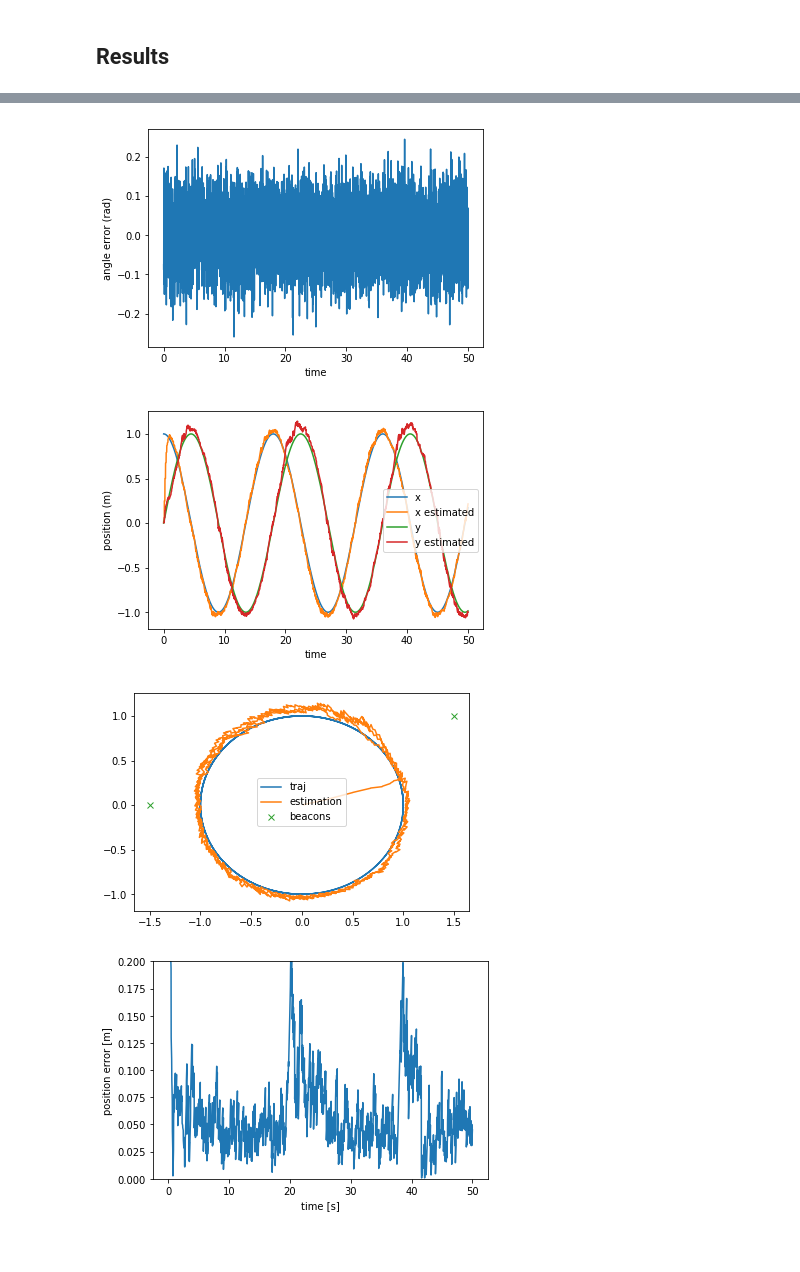
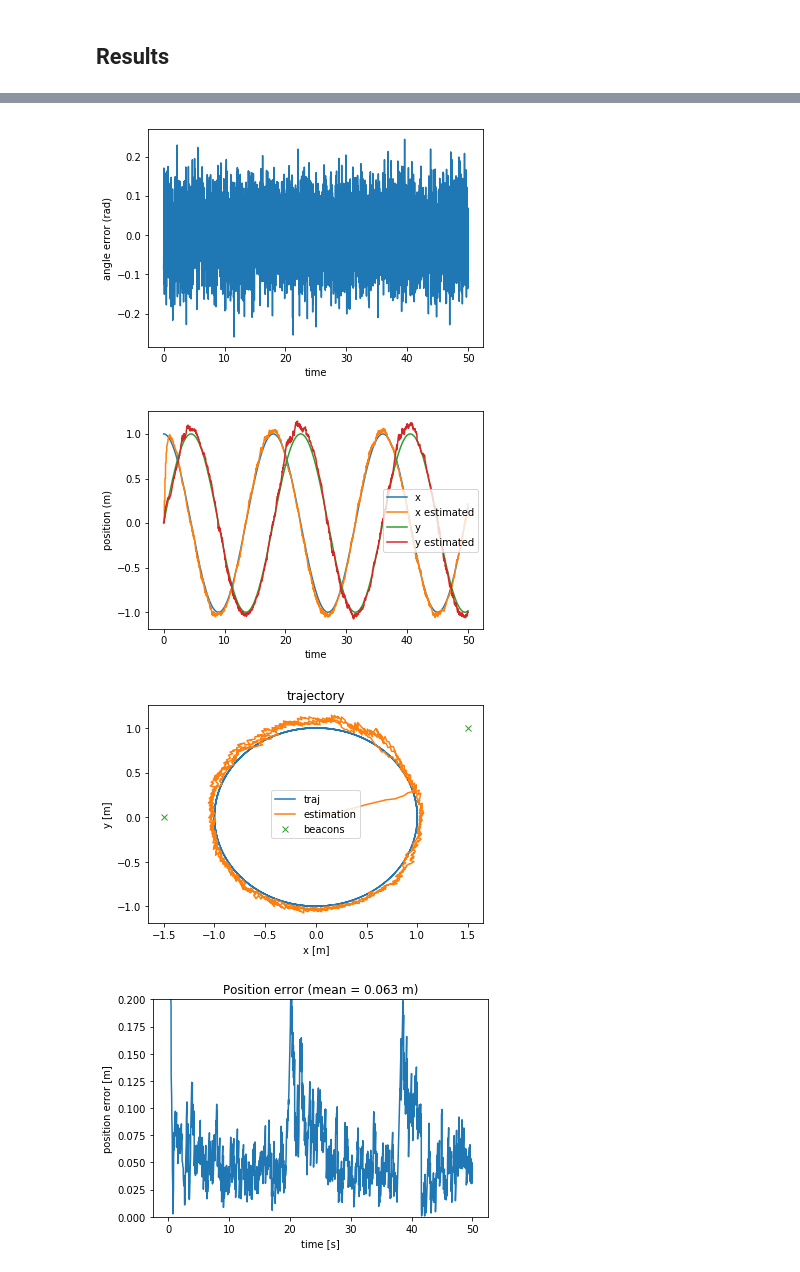
Before and after one commit to cvra/robot-software, a Jupyter notebook: doc/report/models/Simple model.ipynb, the cells around one changed output, grey strips where cells are left out. Cells and saved outputs as stored; diff of their text form; code cells hidden in the pictures; blank space fills up the shorter version.

```diff
--- a/doc/report/models/Simple model.ipynb
+++ b/doc/report/models/Simple model.ipynb
@@ -182,33 +182,38 @@ plt.plot(ts, [a-b for a, b in zip(angle, angle_estimated)])
 plt.xlabel('time')
 plt.ylabel('angle error (rad)')
 plt.show()
 
 plt.plot(ts, x)
 plt.plot(ts, xhat)
 plt.plot(ts, y)
 plt.plot(ts, yhat)
 plt.xlabel('time')
 plt.ylabel('position (m)')
 plt.legend(('x', 'x estimated', 'y', 'y estimated'))
 plt.show()
 
 plt.plot(x, y)
 plt.plot(xhat, yhat)
 plt.plot([x for x, y in BEACON_POS],[y for x, y in BEACON_POS], 'x')
 plt.legend(('traj', 'estimation', 'beacons'))
 plt.gcf().savefig('simple_model_trajectory.pdf')
+plt.title('trajectory')
+plt.xlabel('x [m]')
+plt.ylabel('y [m]')
 
 plt.show()
 
-plt.plot(ts, [np.sqrt((x-xh)**2+(y-yh)**2) for x,xh,y,yh in zip(x, xhat,y,yhat)])
+error = [np.sqrt((x-xh)**2+(y-yh)**2) for x,xh,y,yh in zip(x, xhat,y,yhat)]
+plt.plot(ts, error)
 plt.ylim(0., 0.2)
 plt.xlabel('time [s]')
 plt.ylabel('position error [m]')
+plt.title('Position error (mean = {:.3f} m)'.format(np.mean(error)))
 plt.gcf().savefig('simple_model_error.pdf')
 plt.show()
 # %% [output]
 [figure]
 [figure]
 [figure]
-[figure, old version]
+[figure, new version]
-[figure, old version]
+[figure, new version]
```
Also changed, not shown: 3 other files.
